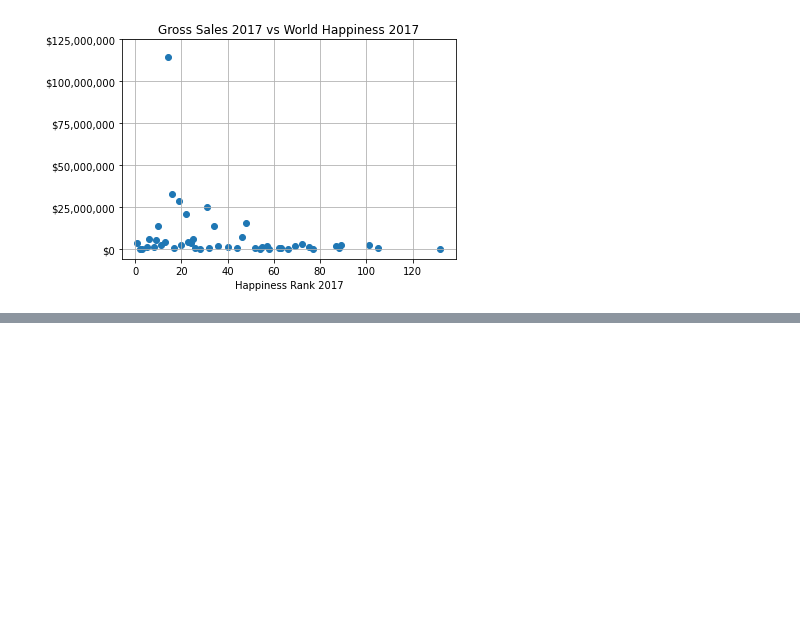
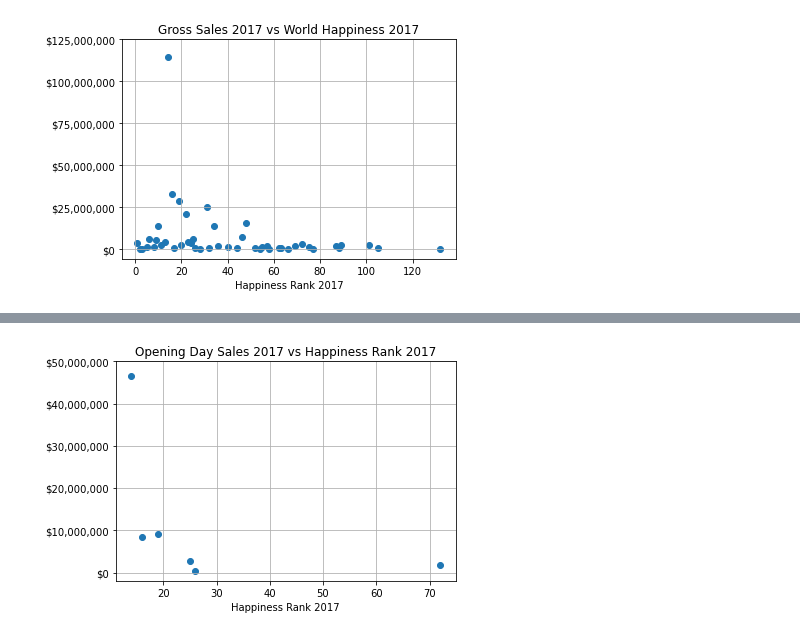
Before and after one commit to jaysueno/Group_Good_Guys, a Jupyter notebook: shades.ipynb, the cells around one changed output, grey strips where cells are left out. Cells and saved outputs as stored; diff of their text form; code cells hidden in the pictures; blank space fills up the shorter version.

```diff
--- a/shades.ipynb
+++ b/shades.ipynb
@@ -263,0 +306,12 @@ plt.savefig('Charts/2015OpeningSalesVSHappiness.png')
+# %%
+x = target_df['Happiness Rank 2017']
+y = target_df['Opening Sales 2017']
+plt.scatter(x, y)
+plt.title('Opening Day Sales 2017 vs Happiness Rank 2017')
+plt.xlabel('Happiness Rank 2017')
+plt.yticks(ticks=y_ticks_open17,labels=y_labels_open17)
+plt.tight_layout()
+plt.grid()
+plt.savefig('Charts/2017OpeningSalesVSHappiness_Target.png')
+# %% [output]
+[figure, added]
```
Also changed, not shown: parts of 8 cells of this notebook.
